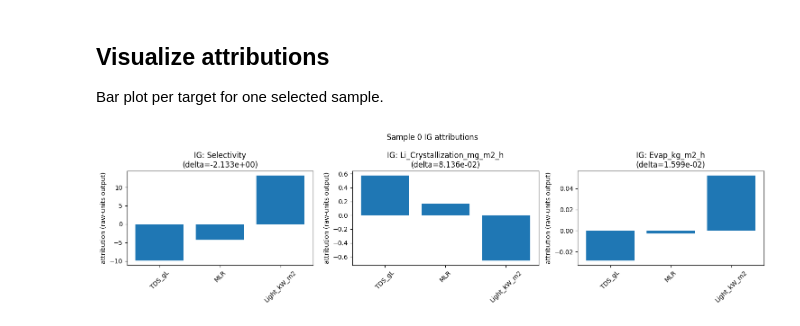
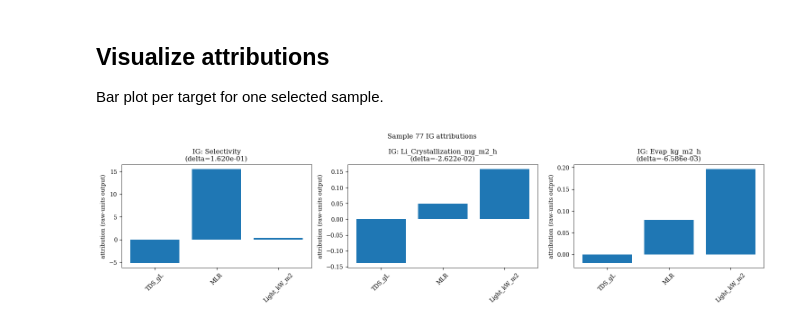
Before and after one commit to JiahaoZhang-Public/GlobalBrine-LithiumModel, a Jupyter notebook: notebooks/1.3-ig-interpretability-examples.ipynb, the cells around one changed output. Cells and saved outputs as stored; diff of their text form; code cells hidden in the pictures.

```diff
--- a/notebooks/1.3-ig-interpretability-examples.ipynb
+++ b/notebooks/1.3-ig-interpretability-examples.ipynb
@@ -53,7 +53,7 @@ df.head()
 
 We use the first few rows. If your file has an ID column, feel free to subset by ID.
 # %%
-n_show = min(3, len(df))
+n_show = min(100, len(df))
 subset = df.iloc[:n_show].copy()
 
 cols = list(EXPERIMENTAL_FEATURE_COLUMNS) + [c for c in EXPERIMENTAL_TARGET_COLUMNS if c in subset.columns]
@@ -90,9 +108,11 @@ Notes:
 # %%
 steps = 64  # increase for better accuracy
 
+BASELINE = {'TDS_gL': 1, 'MLR': 10, 'Light_kW_m2': 1}
+
 igs = []
 for i, s in enumerate(samples):
-    ig = integrated_gradients_for_prediction(artifacts, sample=s, steps=steps)
+    ig = integrated_gradients_for_prediction(artifacts, sample=s, steps=steps, baseline=BASELINE)
     igs.append(ig)
     print(f"sample {i}: deltas", ig.deltas)
 
@@ -107,25 +141,25 @@ IGAttributions(features=('TDS_gL', 'MLR', 'Light_kW_m2'), targets=('Selectivity'
 
 Bar plot per target for one selected sample.
 # %%
-sample_idx = 0
+sample_idx = 77
 ig = igs[sample_idx]
 
 features = list(ig.features)
 targets = list(ig.targets)
 
 fig, axes = plt.subplots(1, len(targets), figsize=(5 * len(targets), 4), sharey=False)
 if len(targets) == 1:
     axes = [axes]
 
 for ax, t in zip(axes, targets):
     vals = np.array([ig.attributions[t][f] for f in features], dtype=float)
     ax.bar(features, vals)
     ax.set_title(f"IG: {t}\n(delta={ig.deltas[t]:.3e})")
     ax.tick_params(axis="x", rotation=45)
     ax.set_ylabel("attribution (raw-units output)")
 
 plt.suptitle(f"Sample {sample_idx} IG attributions")
 plt.tight_layout()
 plt.show()
 # %% [output]
-[figure, old version]
+[figure, new version]
```
Also changed, not shown: parts of 4 cells of this notebook, 7 other files.
